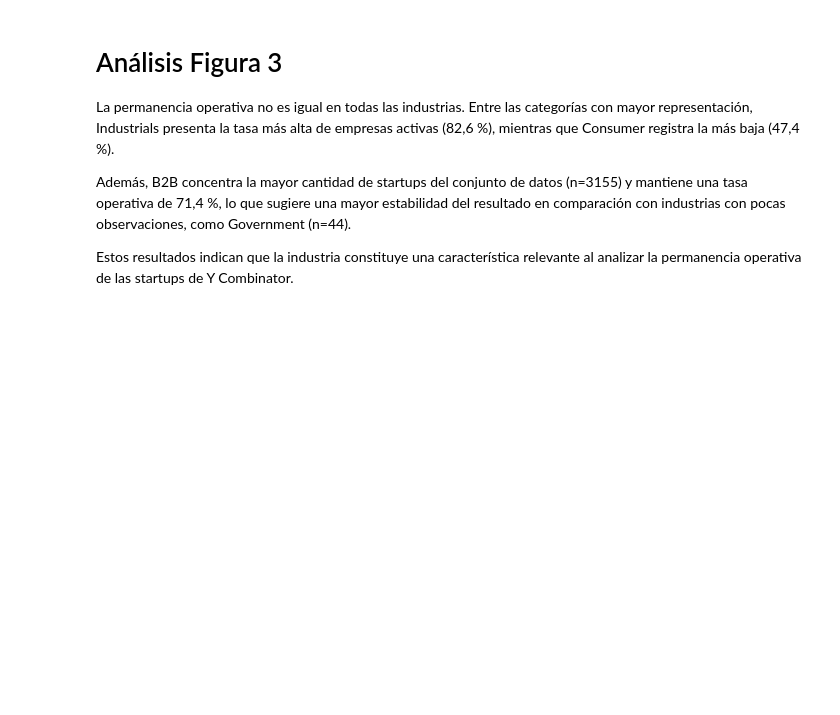
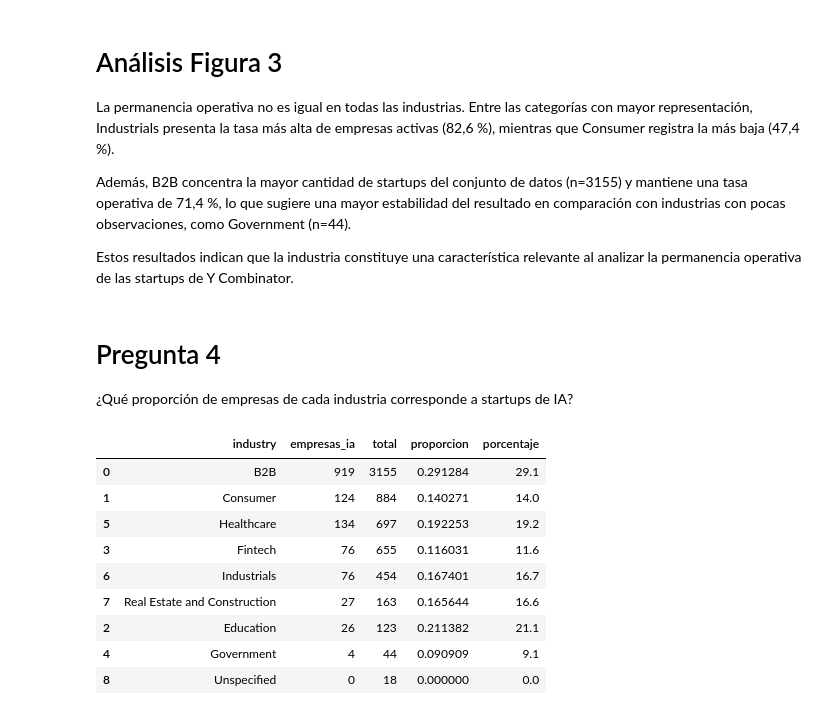
Before and after one commit to DanielCas7illo/U-Andres-Bello, a Jupyter notebook: F4/F4_AnálisisyResultados.ipynb, the cells around one changed output. Saved outputs shown, nothing was run; the diff lists cells and outputs as text; code cells hidden in the pictures; blank space fills up the shorter version.

```diff
--- a/F4/F4_AnálisisyResultados.ipynb
+++ b/F4/F4_AnálisisyResultados.ipynb
@@ -391,3 +391,45 @@ La permanencia operativa no es igual en todas las industrias. Entre las categor
 Además, B2B concentra la mayor cantidad de startups del conjunto de datos (n=3155) y mantiene una tasa operativa de 71,4 %, lo que sugiere una mayor estabilidad del resultado en comparación con industrias con pocas observaciones, como Government (n=44).
 
 Estos resultados indican que la industria constituye una característica relevante al analizar la permanencia operativa de las startups de Y Combinator.
+# %% [markdown]
+# Pregunta 4
+
+¿Qué proporción de empresas de cada industria corresponde a startups de IA?
+# %%
+industria_ia = (
+
+    df
+    .groupby("industry")
+    .agg(
+        empresas_ia=("is_ai", "sum"),
+        total=("is_ai", "size"),
+        proporcion=("is_ai", "mean")
+    )
+    .reset_index()
+
+)
+
+industria_ia["porcentaje"] = (
+    industria_ia["proporcion"] * 100
+).round(1)
+
+industria_ia = (
+    industria_ia
+    .sort_values(
+        "total",
+        ascending=False
+    )
+)
+
+industria_ia
+# %% [output]
+|  | industry | empresas_ia | total | proporcion | porcentaje |
+| 0 | B2B | 919 | 3155 | 0.291284 | 29.1 |
+| 1 | Consumer | 124 | 884 | 0.140271 | 14.0 |
+| 5 | Healthcare | 134 | 697 | 0.192253 | 19.2 |
+| 3 | Fintech | 76 | 655 | 0.116031 | 11.6 |
+| 6 | Industrials | 76 | 454 | 0.167401 | 16.7 |
+| 7 | Real Estate and Construction | 27 | 163 | 0.165644 | 16.6 |
+| 2 | Education | 26 | 123 | 0.211382 | 21.1 |
+| 4 | Government | 4 | 44 | 0.090909 | 9.1 |
+| 8 | Unspecified | 0 | 18 | 0.000000 | 0.0 |
```
Also changed, not shown: parts of 3 cells of this notebook.
